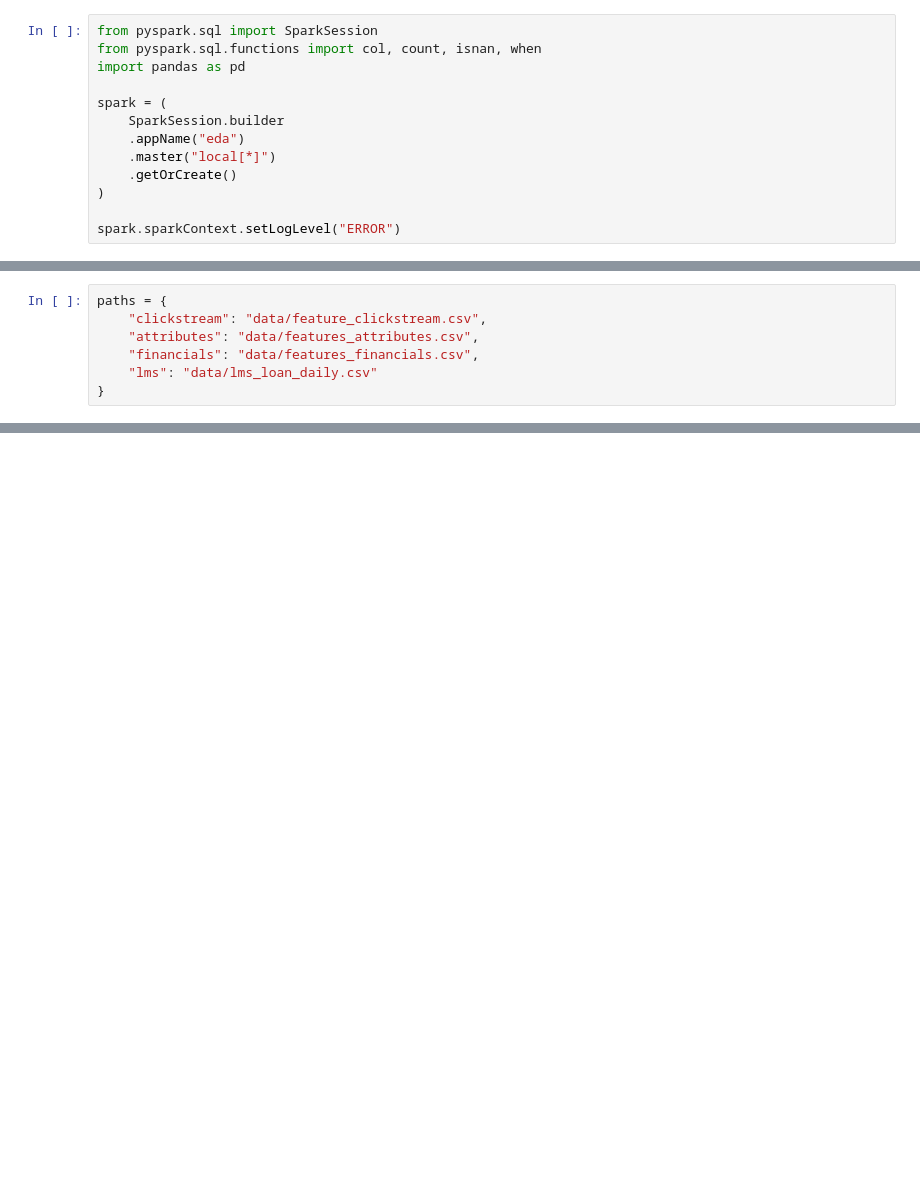
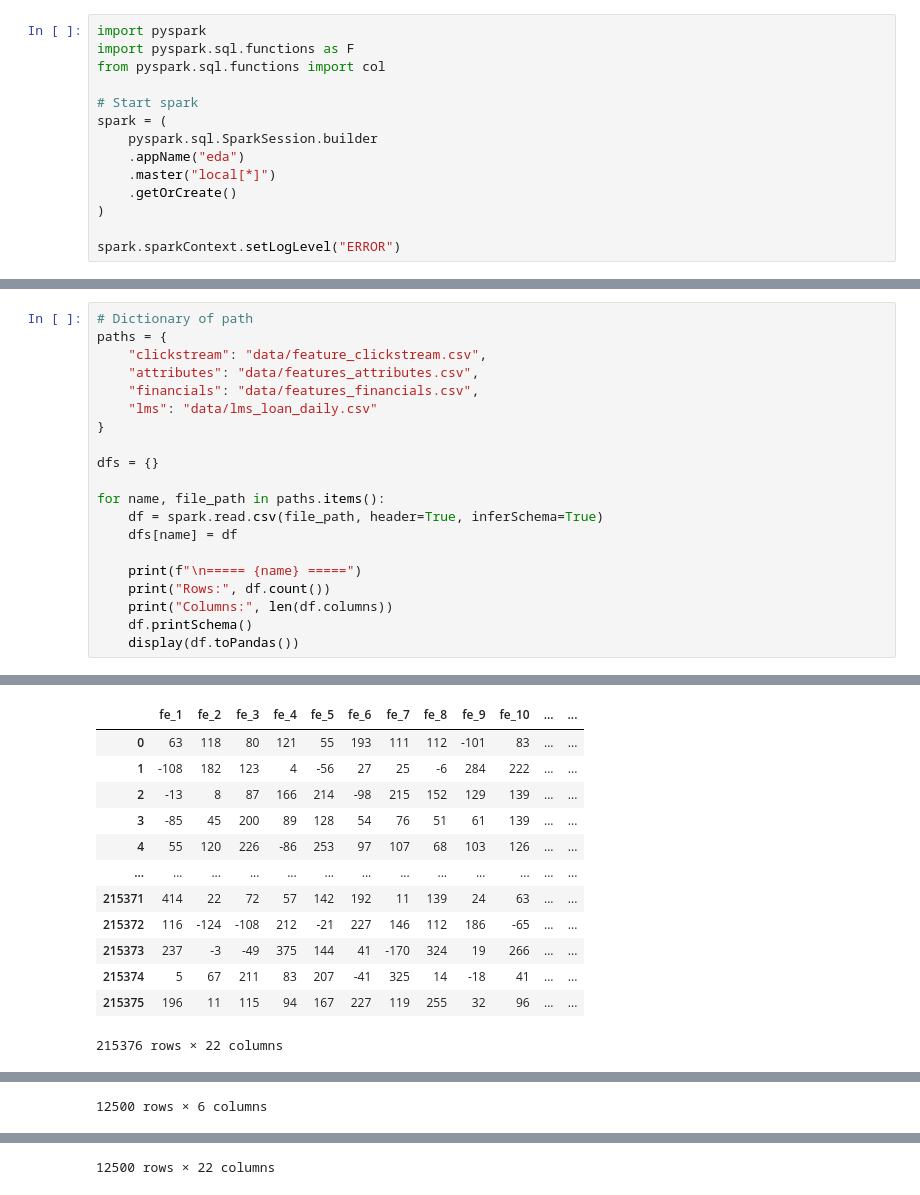
Before and after one commit to edwardbyl00/MLE_Assignment1, a Jupyter notebook: Data Exploratory.ipynb, the cells around one changed output, grey strips where cells are left out. Cells and saved outputs as stored; diff of their text form; blank space fills up the shorter version.

```diff
--- a/Data Exploratory.ipynb
+++ b/Data Exploratory.ipynb
@@ -1,10 +3,11 @@
 # %%
-from pyspark.sql import SparkSession
-from pyspark.sql.functions import col, count, isnan, when
-import pandas as pd
+import pyspark
+import pyspark.sql.functions as F
+from pyspark.sql.functions import col
 
+# Start spark
 spark = (
-    SparkSession.builder
+    pyspark.sql.SparkSession.builder
     .appName("eda")
     .master("local[*]")
     .getOrCreate()
@@ -14,7 +23,21 @@ spark.sparkContext.setLogLevel("ERROR")
 # %%
+# Dictionary of path
 paths = {
     "clickstream": "data/feature_clickstream.csv",
     "attributes": "data/features_attributes.csv",
     "financials": "data/features_financials.csv",
     "lms": "data/lms_loan_daily.csv"
 }
+
+dfs = {}
+
+for name, file_path in paths.items():
+    df = spark.read.csv(file_path, header=True, inferSchema=True)
+    dfs[name] = df
+
+    print(f"\n===== {name} =====")
+    print("Rows:", df.count())
+    print("Columns:", len(df.columns))
+    df.printSchema()
+    display(df.toPandas())
+# %% [output]
@@ -20,0 +61,13 @@ paths = {
+|  | fe_1 | fe_2 | fe_3 | fe_4 | fe_5 | fe_6 | fe_7 | fe_8 | fe_9 | fe_10 | ... | ... |
+| 0 | 63 | 118 | 80 | 121 | 55 | 193 | 111 | 112 | -101 | 83 | ... | ... |
+| 1 | -108 | 182 | 123 | 4 | -56 | 27 | 25 | -6 | 284 | 222 | ... | ... |
+| 2 | -13 | 8 | 87 | 166 | 214 | -98 | 215 | 152 | 129 | 139 | ... | ... |
+| 3 | -85 | 45 | 200 | 89 | 128 | 54 | 76 | 51 | 61 | 139 | ... | ... |
+| 4 | 55 | 120 | 226 | -86 | 253 | 97 | 107 | 68 | 103 | 126 | ... | ... |
+| ... | ... | ... | ... | ... | ... | ... | ... | ... | ... | ... | ... | ... |
+| 215371 | 414 | 22 | 72 | 57 | 142 | 192 | 11 | 139 | 24 | 63 | ... | ... |
+| 215372 | 116 | -124 | -108 | 212 | -21 | 227 | 146 | 112 | 186 | -65 | ... | ... |
+| 215373 | 237 | -3 | -49 | 375 | 144 | 41 | -170 | 324 | 19 | 266 | ... | ... |
+| 215374 | 5 | 67 | 211 | 83 | 207 | -41 | 325 | 14 | -18 | 41 | ... | ... |
+| 215375 | 196 | 11 | 115 | 94 | 167 | 227 | 119 | 255 | 32 | 96 | ... | ... |
+215376 rows × 22 columns
@@ -20,0 +96 @@ paths = {
+12500 rows × 6 columns
@@ -20,0 +126 @@ paths = {
+12500 rows × 22 columns
```
Also changed, not shown: parts of 14 cells of this notebook, 3 other files.
